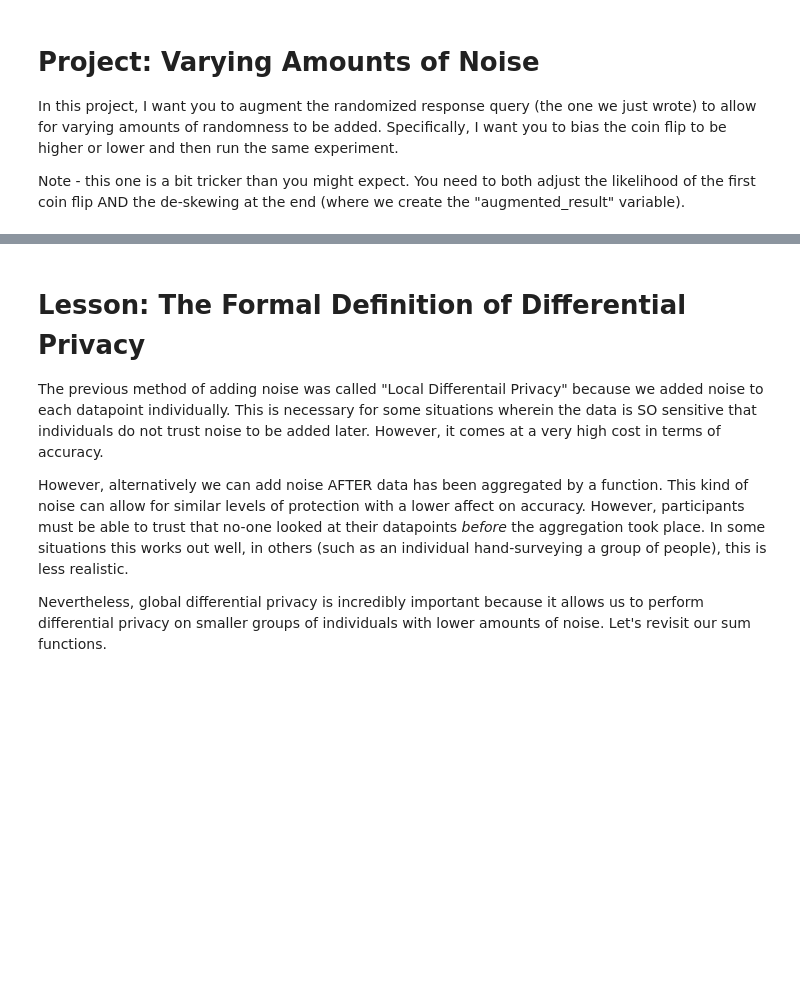
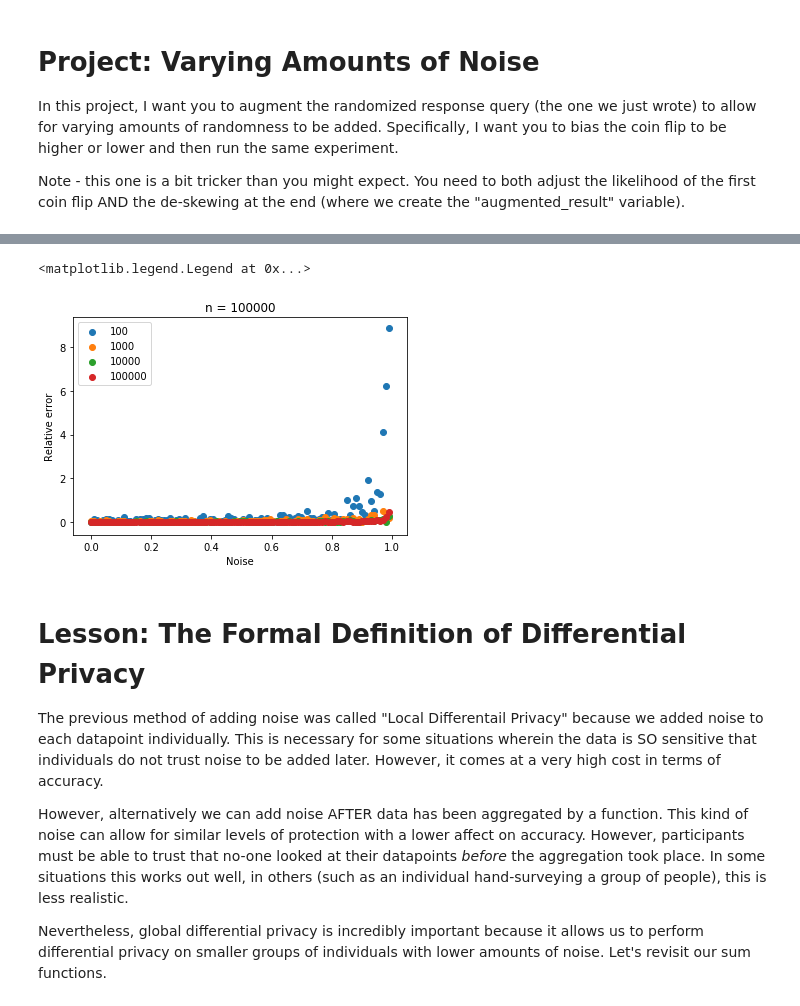
Before and after one commit to mtasende/secure-and-private-ai, a Jupyter notebook: l3_differential_privacy/Section 1 - Differential Privacy.ipynb, the cells around one changed output, grey strips where cells are left out. Drawn from its saved outputs; the diff is of its cells as text; code cells hidden in the pictures; blank space fills up the shorter version.

```diff
--- a/l3_differential_privacy/Section 1 - Differential Privacy.ipynb
+++ b/l3_differential_privacy/Section 1 - Differential Privacy.ipynb
@@ -282,3 +358,11 @@ Note - this one is a bit tricker than you might expect. You need to both adjust
+# %%
+for n in [100, 1000, 10000, 100000]:
+    #plt.figure()
+    show_errors(n, 0, 1, 100)
+plt.legend()
+# %% [output]
+<matplotlib.legend.Legend at 0x...>
+[figure, added]
 # %% [markdown]
 # Lesson: The Formal Definition of Differential Privacy
 
```
Also changed, not shown: parts of 24 cells of this notebook.
